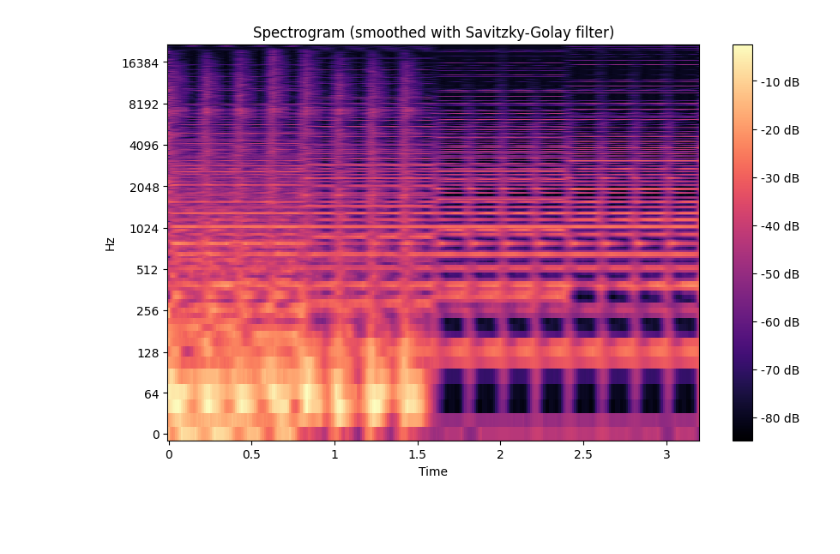
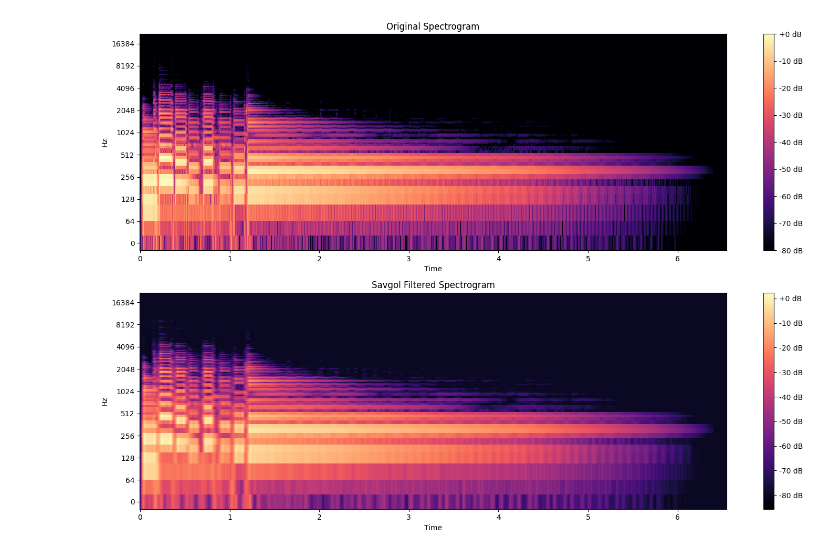
Before and after one commit to Chelilack/StarodubtsevAA_B21-524, a Jupyter notebook: 9sem/results/9.ipynb, the cells around one changed output. Cells and saved outputs as stored; diff of their text form; code cells hidden in the pictures; blank space fills up the shorter version.

```diff
--- a/9sem/results/9.ipynb
+++ b/9sem/results/9.ipynb
@@ -30,29 +33,46 @@ plt.show()
-# %%
-import numpy as np
-from scipy.signal import savgol_filter
-import librosa
-import soundfile as sf
-
-# Оценка уровня шума (примерно)
-noise_estimation = np.mean(DB[:, :10], axis=1)  # Среднее значение первых 10 фреймов
-
-# Фильтрация шума с использованием фильтра Савицкого-Голея
-smoothed_DB = savgol_filter(DB, 11, 3, axis=1)  # окно 11 и полином 3-й степени
-
-# Восстановление звуковой дорожки
-D_smoothed = librosa.db_to_amplitude(smoothed_DB, ref=np.max(DB))
-y_smoothed = librosa.istft(D_smoothed, hop_length=hop_length)
-
-# Сохранение восстановленного аудио
-sf.write('smoothed_audio.wav', y_smoothed, sr)
-
-# Визуализация спектрограммы после фильтрации
-plt.figure(figsize=(10, 6))
-librosa.display.specshow(smoothed_DB, sr=sr, hop_length=hop_length, x_axis='time', y_axis='log')
-plt.colorbar(format='%+2.0f dB')
-plt.title('Spectrogram (smoothed with Savitzky-Golay filter)')
-plt.savefig('spectrogram_smoothed.png')
-plt.show()
-# %% [output]
-[figure, removed]
+# %%
+# Удаление шума и нормализация
+def remove_noise(signal, sr, window_size, hop_length):
+    S = librosa.stft(signal, n_fft=window_size, hop_length=hop_length, window='hann')
+    S_DB = librosa.amplitude_to_db(np.abs(S), ref=np.max)
+
+    # Применение фильтра Савицкого-Голея
+    S_DB_savgol = sig.savgol_filter(S_DB, 21, 5, axis=1)
+
+    # Восстановление звуковой дорожки
+    D_savgol = librosa.db_to_amplitude(S_DB_savgol)
+    y_savgol = librosa.istft(D_savgol, hop_length=hop_length)
+
+    # Нормализация амплитуды
+    y_savgol = y_savgol / np.max(np.abs(y_savgol))
+
+    # Сохранение восстановленного аудио
+    wavfile.write('savgol_filtered.wav', sr, (y_savgol * 32767).astype(np.int16))
+
+    return S_DB, S_DB_savgol
+
+# Удаление шума
+S_DB, S_DB_savgol = remove_noise(signal, sr, window_size, hop_length)
+# %%
+# Визуализация спектрограммы до и после удаления шума
+def plot_filtered_spectrogram(S_DB, S_DB_savgol, sr, hop_length):
+    plt.figure(figsize=(15, 10))
+
+    plt.subplot(2, 1, 1)
+    librosa.display.specshow(S_DB, sr=sr, hop_length=hop_length, x_axis='time', y_axis='log')
+    plt.colorbar(format='%+2.0f dB')
+    plt.title('Original Spectrogram')
+
+    plt.subplot(2, 1, 2)
+    librosa.display.specshow(S_DB_savgol, sr=sr, hop_length=hop_length, x_axis='time', y_axis='log')
+    plt.colorbar(format='%+2.0f dB')
+    plt.title('Savgol Filtered Spectrogram')
+
+    plt.tight_layout()
+    plt.show()
+
+# Визуализация
+plot_filtered_spectrogram(S_DB, S_DB_savgol, sr, hop_length)
+# %% [output]
+[figure, added]
 # %%
```
Also changed, not shown: parts of 2 cells of this notebook, 7 other files.
